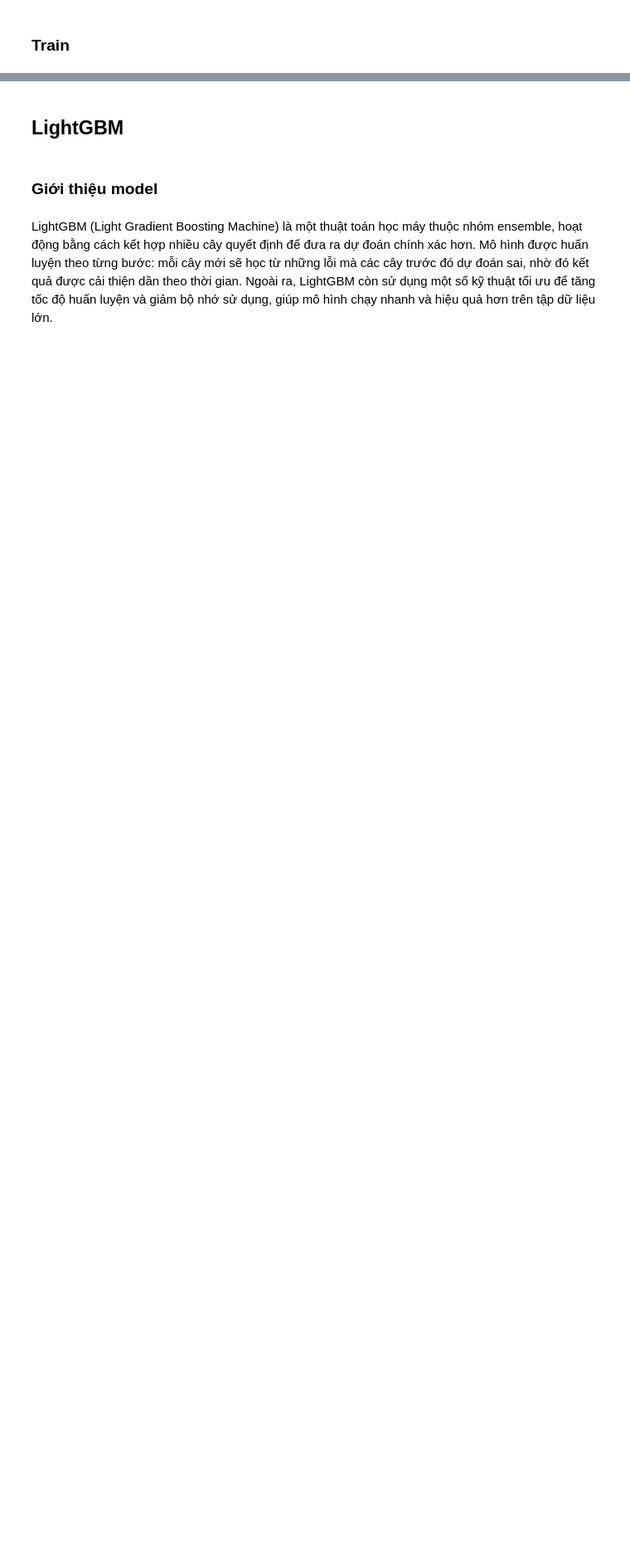
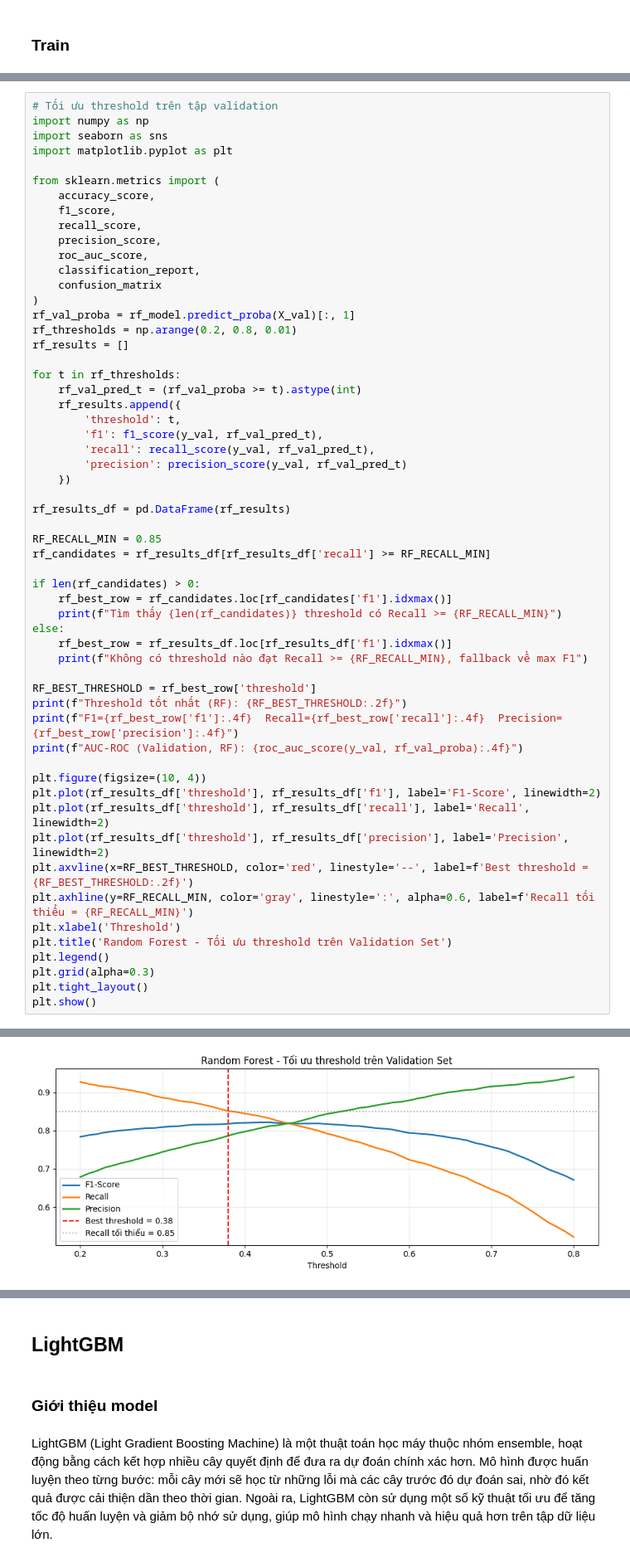
Before and after one commit to phamhuongtra/depression_analysis, a Jupyter notebook: model.ipynb, the cells around one changed output, grey strips where cells are left out. Shown at 83% size. Cells and saved outputs as stored; diff of their text form; blank space fills up the shorter version.

Commit message:
add threshold for random forest

```diff
--- a/model.ipynb
+++ b/model.ipynb
@@ -201,0 +112,58 @@ Tuy nhiên, recall của lớp 'Trầm cảm' vẫn thấp hơn lớp 'Không tr
+# %%
+# Tối ưu threshold trên tập validation
+import numpy as np
+import seaborn as sns
+import matplotlib.pyplot as plt
+
+from sklearn.metrics import (
+    accuracy_score,
+    f1_score,
+    recall_score,
+    precision_score,
+    roc_auc_score,
+    classification_report,
+    confusion_matrix
+)
+rf_val_proba = rf_model.predict_proba(X_val)[:, 1]
+rf_thresholds = np.arange(0.2, 0.8, 0.01)
+rf_results = []
+
+for t in rf_thresholds:
+    rf_val_pred_t = (rf_val_proba >= t).astype(int)
+    rf_results.append({
+        'threshold': t,
+        'f1': f1_score(y_val, rf_val_pred_t),
+        'recall': recall_score(y_val, rf_val_pred_t),
+        'precision': precision_score(y_val, rf_val_pred_t)
+    })
+
+rf_results_df = pd.DataFrame(rf_results)
+
+RF_RECALL_MIN = 0.85
+rf_candidates = rf_results_df[rf_results_df['recall'] >= RF_RECALL_MIN]
+
+if len(rf_candidates) > 0:
+    rf_best_row = rf_candidates.loc[rf_candidates['f1'].idxmax()]
+    print(f"Tìm thấy {len(rf_candidates)} threshold có Recall >= {RF_RECALL_MIN}")
+else:
+    rf_best_row = rf_results_df.loc[rf_results_df['f1'].idxmax()]
+    print(f"Không có threshold nào đạt Recall >= {RF_RECALL_MIN}, fallback về max F1")
+
+RF_BEST_THRESHOLD = rf_best_row['threshold']
+print(f"Threshold tốt nhất (RF): {RF_BEST_THRESHOLD:.2f}")
+print(f"F1={rf_best_row['f1']:.4f}  Recall={rf_best_row['recall']:.4f}  Precision={rf_best_row['precision']:.4f}")
+print(f"AUC-ROC (Validation, RF): {roc_auc_score(y_val, rf_val_proba):.4f}")
+
+plt.figure(figsize=(10, 4))
+plt.plot(rf_results_df['threshold'], rf_results_df['f1'], label='F1-Score', linewidth=2)
+plt.plot(rf_results_df['threshold'], rf_results_df['recall'], label='Recall', linewidth=2)
+plt.plot(rf_results_df['threshold'], rf_results_df['precision'], label='Precision', linewidth=2)
+plt.axvline(x=RF_BEST_THRESHOLD, color='red', linestyle='--', label=f'Best threshold = {RF_BEST_THRESHOLD:.2f}')
+plt.axhline(y=RF_RECALL_MIN, color='gray', linestyle=':', alpha=0.6, label=f'Recall tối thiểu = {RF_RECALL_MIN}')
+plt.xlabel('Threshold')
+plt.title('Random Forest - Tối ưu threshold trên Validation Set')
+plt.legend()
+plt.grid(alpha=0.3)
+plt.tight_layout()
+plt.show()
+# %% [output]
@@ -201,0 +174 @@ Tuy nhiên, recall của lớp 'Trầm cảm' vẫn thấp hơn lớp 'Không tr
+[figure, added]
```
Also changed, not shown: parts of 18 cells of this notebook.
